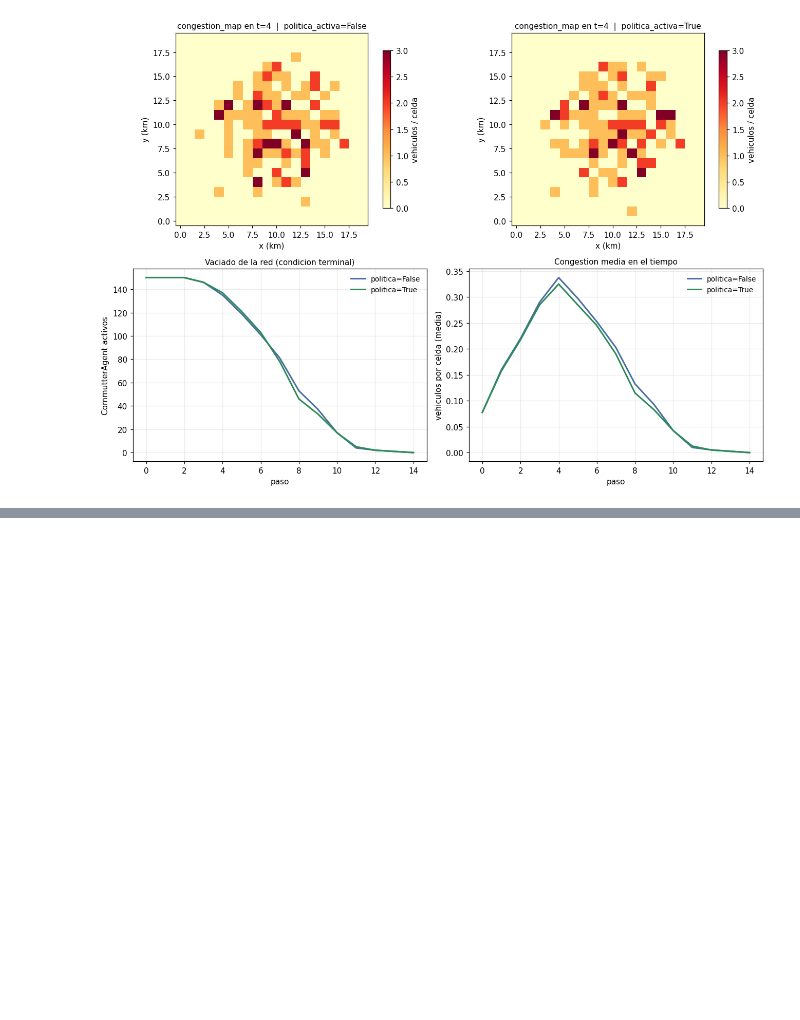
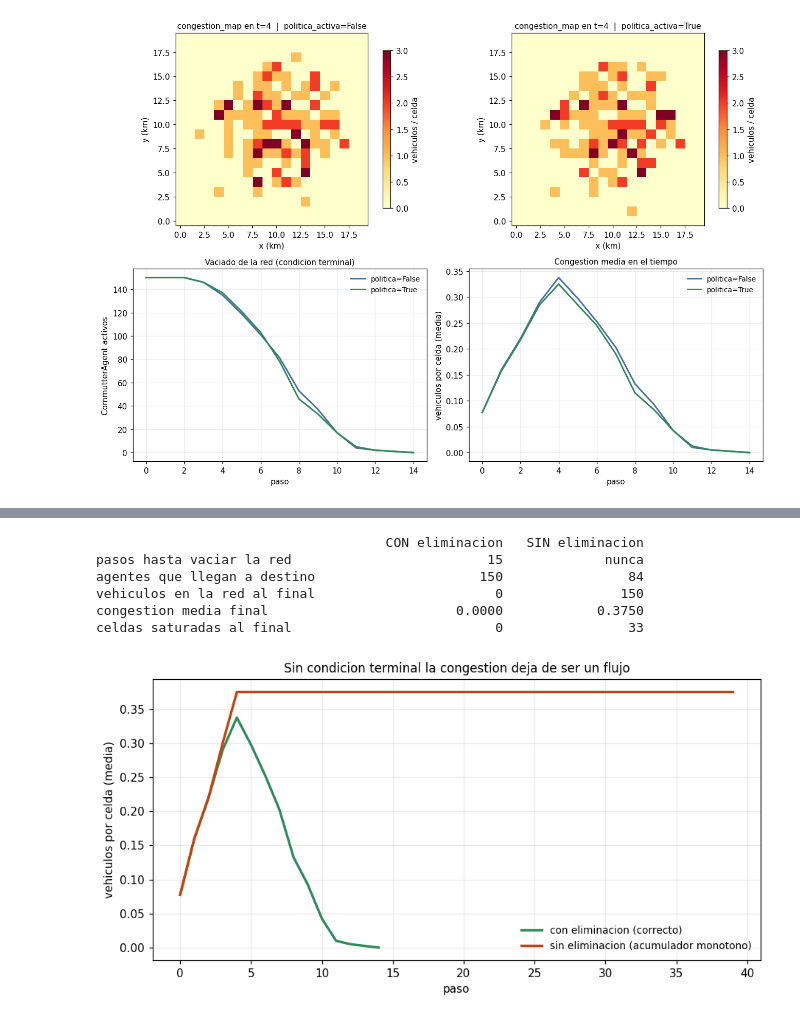
Before and after one commit to Branuvg/lab4_modsim, a Jupyter notebook: abm_bicicletas.ipynb, the cells around one changed output, grey strips where cells are left out. Cells and saved outputs as stored; diff of their text form; code cells hidden in the pictures; blank space fills up the shorter version.

Commit message:
Task 1.2.c: eliminacion del agente al llegar

```diff
--- a/abm_bicicletas.ipynb
+++ b/abm_bicicletas.ipynb
@@ -933,0 +943,34 @@ fig.tight_layout(); plt.show()
+# %%
+m_sin = UrbanMobilityModel(politica_activa=False, seed=SEED,
+                           eliminar=False).correr(40, parar_si_vacio=False)
+m_con = resultados[False]
+
+print(f"{'':<34}{'CON eliminacion':>18}{'SIN eliminacion':>18}")
+print(f"{'pasos hasta vaciar la red':<34}{m_con.t:>18}{'nunca':>18}")
+print(f"{'agentes que llegan a destino':<34}"
+      f"{len(set(id(a) for a in m_con.llegados)):>18}"
+      f"{len(set(id(a) for a in m_sin.llegados)):>18}")
+print(f"{'vehiculos en la red al final':<34}{len(m_con.vehiculos):>18}"
+      f"{len(m_sin.vehiculos):>18}")
+print(f"{'congestion media final':<34}{m_con.historial[-1]['cong_media']:>18.4f}"
+      f"{m_sin.historial[-1]['cong_media']:>18.4f}")
+print(f"{'celdas saturadas al final':<34}{m_con.historial[-1]['celdas_cong']:>18}"
+      f"{m_sin.historial[-1]['celdas_cong']:>18}")
+
+fig, ax = plt.subplots(figsize=(8.4, 4.4), dpi=110)
+ax.plot([h["t"] for h in m_con.historial], [h["cong_media"] for h in m_con.historial],
+        lw=2.2, color="#2e8b57", label="con eliminacion (correcto)")
+ax.plot([h["t"] for h in m_sin.historial], [h["cong_media"] for h in m_sin.historial],
+        lw=2.2, color="#c1440e", label="sin eliminacion (acumulador monotono)")
+ax.set_xlabel("paso"); ax.set_ylabel("vehiculos por celda (media)")
+ax.set_title("Sin condicion terminal la congestion deja de ser un flujo", fontsize=11)
+ax.legend(frameon=False, fontsize=9); ax.grid(alpha=0.25)
+fig.tight_layout(); plt.show()
+# %% [output]
+                                     CON eliminacion   SIN eliminacion
+pasos hasta vaciar la red                         15             nunca
+agentes que llegan a destino                     150                84
+vehiculos en la red al final                       0               150
+congestion media final                        0.0000            0.3750
+celdas saturadas al final                          0                33
+[figure, added]
```
Also changed, not shown: parts of 2 cells of this notebook.
